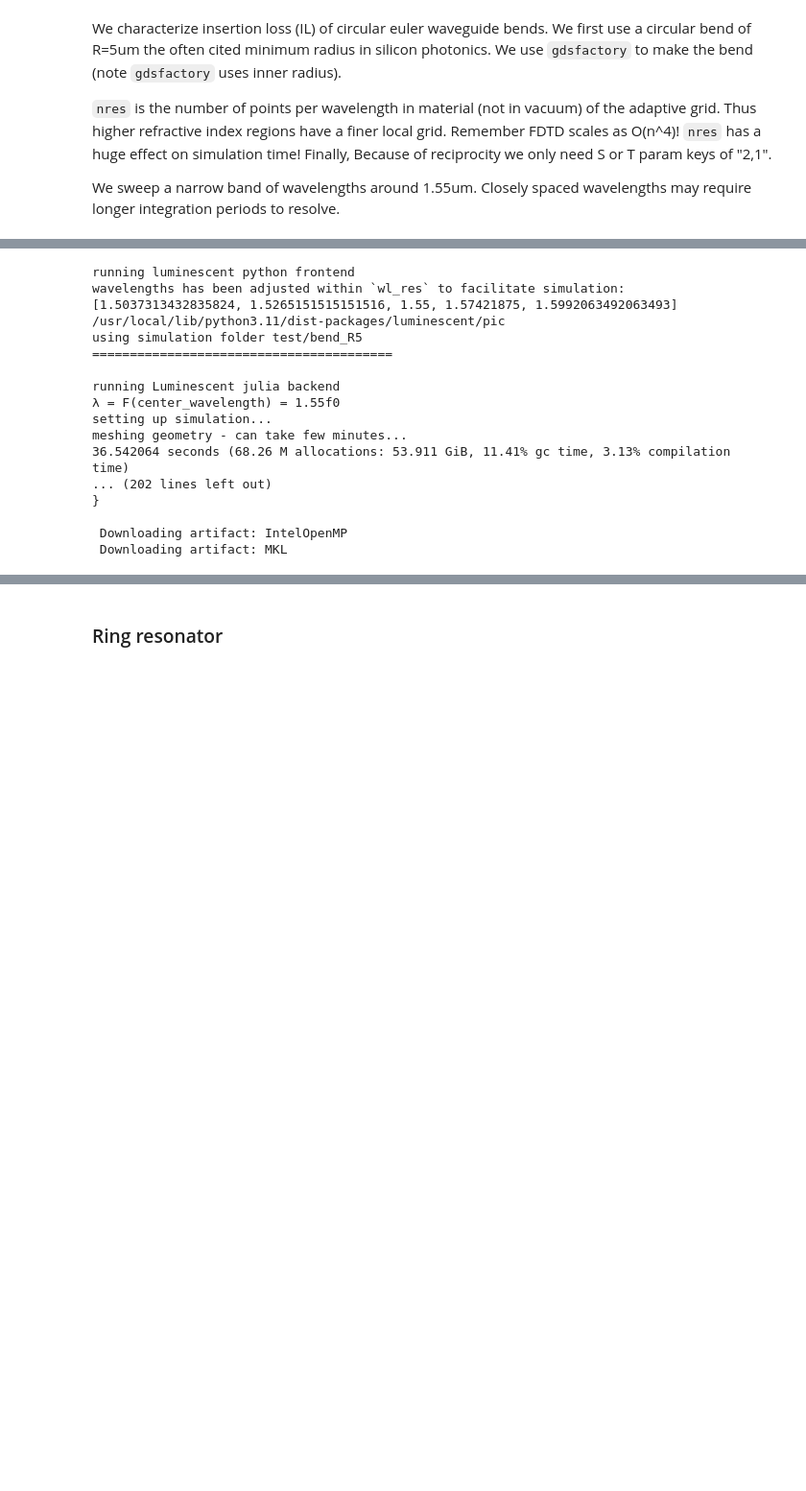
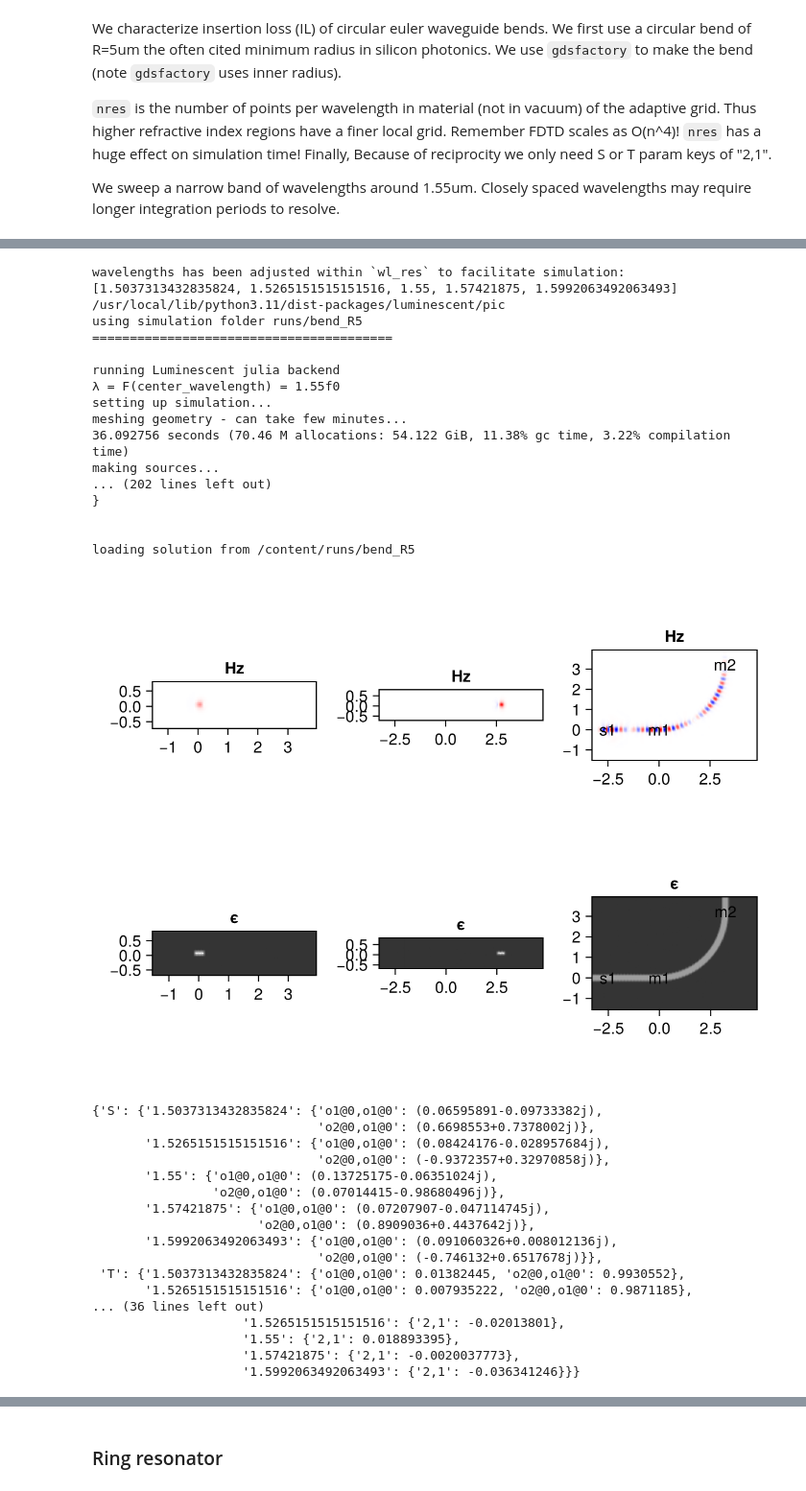
Before and after one commit to paulxshen/Luminescent.jl, a Jupyter notebook: Luminescent_AI_docs.ipynb, the cells around one changed output, grey strips where cells are left out. Shown at 96% size. Saved outputs shown, nothing was run; the diff lists cells and outputs as text; code cells hidden in the pictures; blank space fills up the shorter version.

```diff
--- a/Luminescent_AI_docs.ipynb
+++ b/Luminescent_AI_docs.ipynb
@@ -101,41 +124,53 @@ We sweep a narrow band of wavelengths around 1.55um. Closely spaced wavelengths
 # %%
-import luminescent as lumi
-import gdsfactory as gf
-import numpy as np
-import os
-
-radius = 5
-c = gf.components.bend_circular(radius)
-
 keys = ["2,1"]  # same as keys=["o2@0,o1@0"]
 nres = 6
 wavelengths = np.linspace(1.5, 1.6, 5)
-margins = [[1,1], [1, 1]]
+margins = [[0,1], [1, 0]] # [-x,+x],[-y,+y]
+source_port_margin = extlength-.1
 materials = lumi.MATERIALS
 layer_stack = lumi.SOI
 gpu = None
 path = os.path.join("runs", f"bend_R{radius}")
 
 lumi.make_prob(
     path, c, wavelengths=wavelengths,  keys=keys, gpu=gpu,
-nres=nres,margins = margins,
+nres=nres,margins = margins,source_port_margin=source_port_margin,
     materials=materials, layer_stack=layer_stack)
 lumi.solve(path)
+sol=lumi.load(path)
 # %% [output]
-running luminescent python frontend
 wavelengths has been adjusted within `wl_res` to facilitate simulation:
 [1.5037313432835824, 1.5265151515151516, 1.55, 1.57421875, 1.5992063492063493]
 /usr/local/lib/python3.11/dist-packages/luminescent/pic
-using simulation folder test/bend_R5
+using simulation folder runs/bend_R5
 ========================================
 
 running Luminescent julia backend
 λ = F(center_wavelength) = 1.55f0
 setting up simulation...
 meshing geometry - can take few minutes...
-36.542064 seconds (68.26 M allocations: 53.911 GiB, 11.41% gc time, 3.13% compilation time)
+36.092756 seconds (70.46 M allocations: 54.122 GiB, 11.38% gc time, 3.22% compilation time)
+making sources...
 ... (202 lines left out)
 }
 
- Downloading artifact: IntelOpenMP
- Downloading artifact: MKL
+
+loading solution from /content/runs/bend_R5
+[figure, added]
+{'S': {'1.5037313432835824': {'o1@0,o1@0': (0.06595891-0.09733382j),
+                              'o2@0,o1@0': (0.6698553+0.7378002j)},
+       '1.5265151515151516': {'o1@0,o1@0': (0.08424176-0.028957684j),
+                              'o2@0,o1@0': (-0.9372357+0.32970858j)},
+       '1.55': {'o1@0,o1@0': (0.13725175-0.06351024j),
+                'o2@0,o1@0': (0.07014415-0.98680496j)},
+       '1.57421875': {'o1@0,o1@0': (0.07207907-0.047114745j),
+                      'o2@0,o1@0': (0.8909036+0.4437642j)},
+       '1.5992063492063493': {'o1@0,o1@0': (0.091060326+0.008012136j),
+                              'o2@0,o1@0': (-0.746132+0.6517678j)}},
+ 'T': {'1.5037313432835824': {'o1@0,o1@0': 0.01382445, 'o2@0,o1@0': 0.9930552},
+       '1.5265151515151516': {'o1@0,o1@0': 0.007935222, 'o2@0,o1@0': 0.9871185},
+... (36 lines left out)
+                    '1.5265151515151516': {'2,1': -0.02013801},
+                    '1.55': {'2,1': 0.018893395},
+                    '1.57421875': {'2,1': -0.0020037773},
+                    '1.5992063492063493': {'2,1': -0.036341246}}}
```
Also changed, not shown: parts of 10 cells of this notebook.
